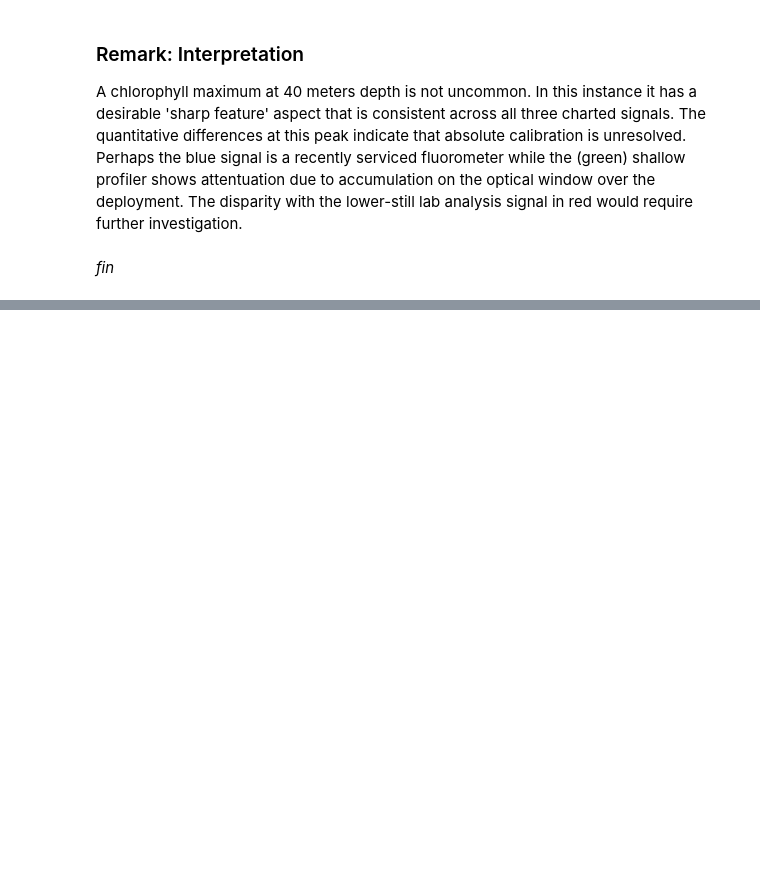
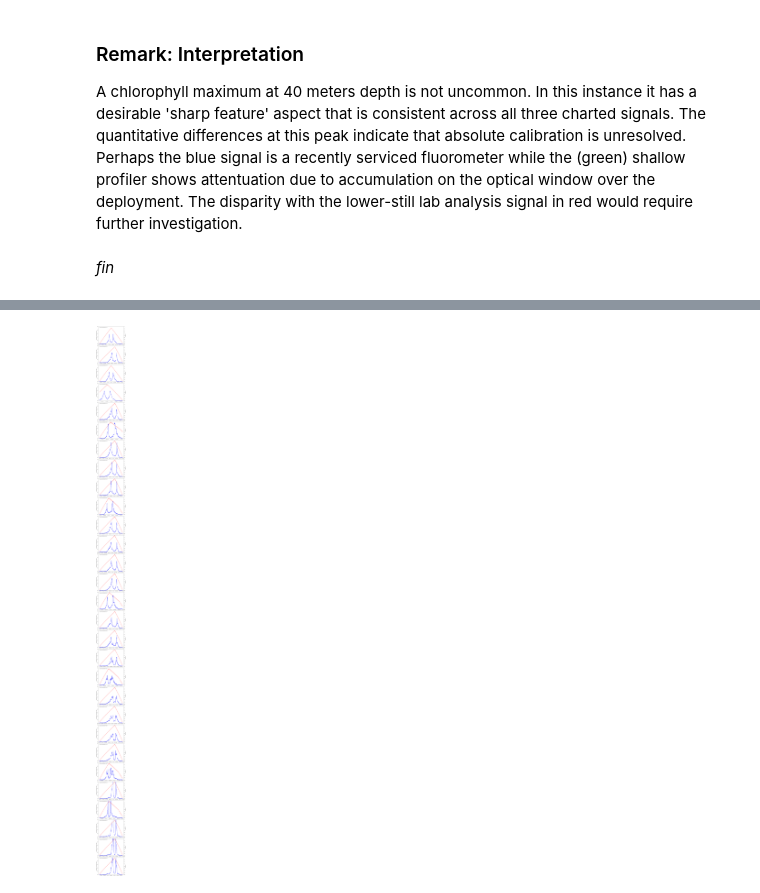
Before and after one commit to robfatland/ocean, a Jupyter notebook: DataQualityGuideNotebook.ipynb, the cells around one changed output, grey strips where cells are left out. Cells and saved outputs as stored; diff of their text form; code cells hidden in the pictures; blank space fills up the shorter version.

```diff
--- a/DataQualityGuideNotebook.ipynb
+++ b/DataQualityGuideNotebook.ipynb
@@ -1240,0 +1257,31 @@ investigation.
+# %%
+p = ReadProfileMetadata('./Profiles/osb2018.csv')
+# Use the following code to view profile time ranges; index 617 is the one used above.
+#   for i in range(603, 638): print(i, p['ascent_start'][i], p['descent_end'][i])
+# %%
+n, n0  = 29, 603          # 603 is the minimum relevant profile index.
+                          #    Index 617 is used in the comparative figure above.
+w      = 5                # vertical dimension of each chart
+al     = td64(-7, 'h')    # al = adjustment to local time from UTC
+
+fig,axs=plt.subplots(n, figsize=(8, w*n), tight_layout=True)
+
+for i in range(n):
+
+    t0, t1 = p['ascent_start'][i+n0].to_datetime64(), p['descent_end'][i+n0].to_datetime64()
+    Dthis   = D.sel(time=slice(t0,t1))
+    Dresamp = Dthis.resample(time='10S').median()
+
+    axs[i].plot(Dresamp.time, Dresamp.chlora, ms=4., marker='.', linestyle='-', color='b')
+    axs[i].set(ylim=(0., 2.5), ylabel='Chlorophyll A concentration (ug/L)')
+
+    tl0, tl1 = str(t0 + al), str(t1 + al)
+    axs[i].text(t0, 2.35, 'Local start: ' + tl0[0:10] + ' ' + tl0[11:16])
+
+    axtwin = axs[i].twinx()
+    axtwin.plot(Dthis.time, Dthis.depth, markersize = 2., color='red')
+    axtwin.set(ylim = (200, 0), ylabel='Depth (m)')
+
+fig.show()
+# %% [output]
+[figure, added]
```
Also changed, not shown: parts of 5 cells of this notebook, 1 other file.
